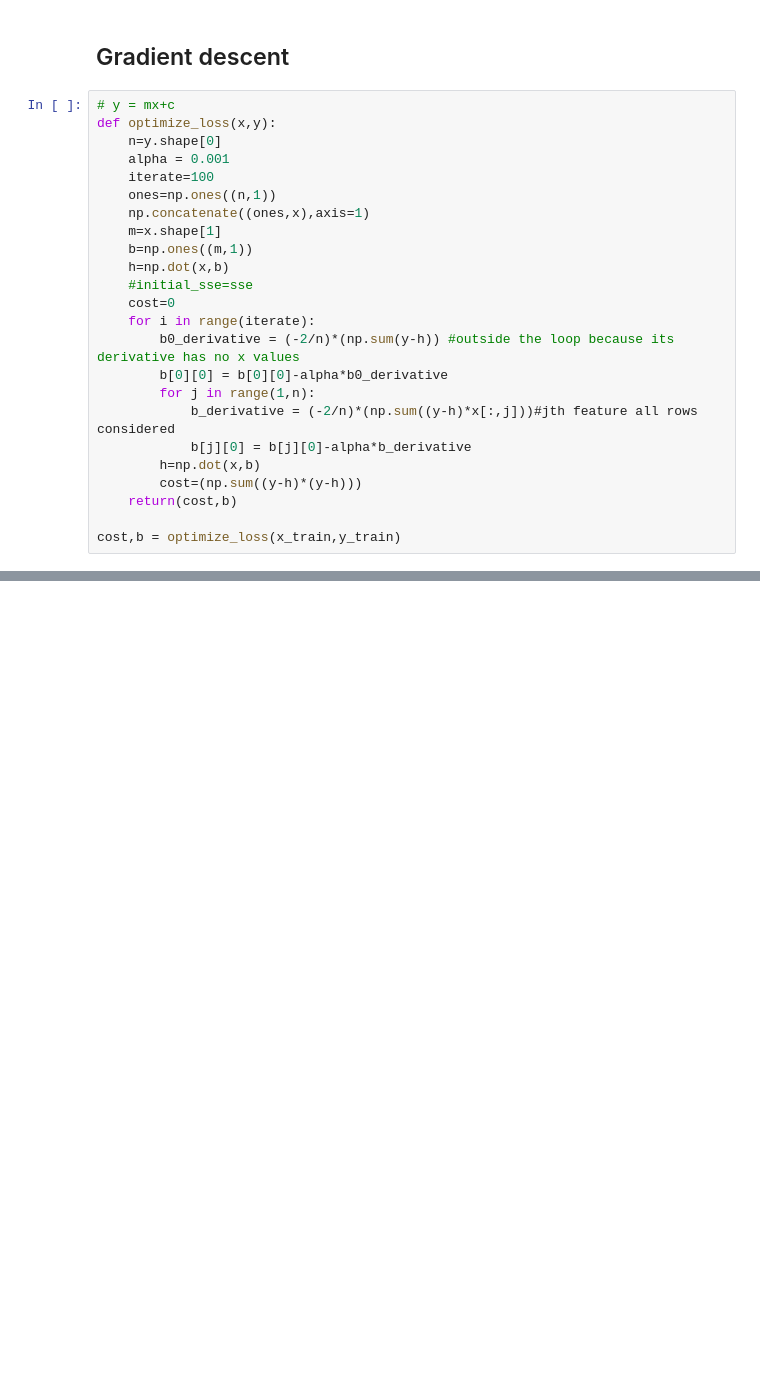
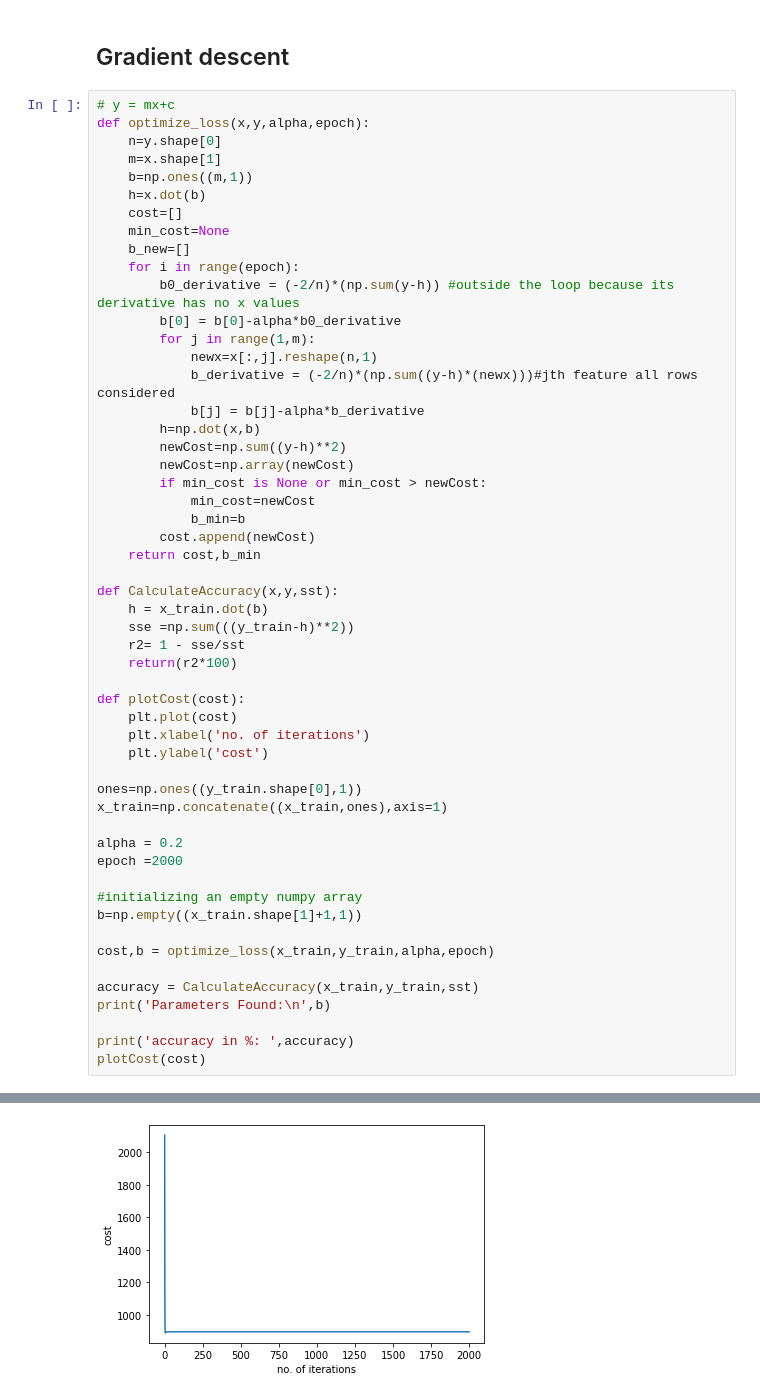
Before and after one commit to tanya12181/Machine-Learning-Internship, a Jupyter notebook: Task 7/Task 7 Linear Regression.ipynb, the cells around one changed output, grey strips where cells are left out. Drawn from its saved outputs; the diff is of its cells as text; blank space fills up the shorter version.

```diff
--- a/Task 7/Task 7 Linear Regression.ipynb
+++ b/Task 7/Task 7 Linear Regression.ipynb
@@ -133,26 +175,55 @@ dtype: float64
 ## Gradient descent
 # %%
 # y = mx+c
-def optimize_loss(x,y):
+def optimize_loss(x,y,alpha,epoch):
     n=y.shape[0]
-    alpha = 0.001
-    iterate=100
-    ones=np.ones((n,1))
-    np.concatenate((ones,x),axis=1)
     m=x.shape[1]
     b=np.ones((m,1))
-    h=np.dot(x,b)
-    #initial_sse=sse
-    cost=0
-    for i in range(iterate):
+    h=x.dot(b)
+    cost=[]
+    min_cost=None
+    b_new=[]
+    for i in range(epoch):
         b0_derivative = (-2/n)*(np.sum(y-h)) #outside the loop because its derivative has no x values
-        b[0][0] = b[0][0]-alpha*b0_derivative
-        for j in range(1,n):
-            b_derivative = (-2/n)*(np.sum((y-h)*x[:,j]))#jth feature all rows considered
-            b[j][0] = b[j][0]-alpha*b_derivative
+        b[0] = b[0]-alpha*b0_derivative
+        for j in range(1,m):
+            newx=x[:,j].reshape(n,1)
+            b_derivative = (-2/n)*(np.sum((y-h)*(newx)))#jth feature all rows considered
+            b[j] = b[j]-alpha*b_derivative
         h=np.dot(x,b)
-        cost=(np.sum((y-h)*(y-h)))
-    return(cost,b)
+        newCost=np.sum((y-h)**2)
+        newCost=np.array(newCost)
+        if min_cost is None or min_cost > newCost:
+            min_cost=newCost
+            b_min=b
+        cost.append(newCost)
+    return cost,b_min
 
-cost,b = optimize_loss(x_train,y_train)
+def CalculateAccuracy(x,y,sst):
+    h = x_train.dot(b)
+    sse =np.sum(((y_train-h)**2))
+    r2= 1 - sse/sst
+    return(r2*100)
+
+def plotCost(cost):
+    plt.plot(cost)
+    plt.xlabel('no. of iterations')
+    plt.ylabel('cost')
+
+ones=np.ones((y_train.shape[0],1))
+x_train=np.concatenate((x_train,ones),axis=1)
+
+alpha = 0.2
+epoch =2000
+
+#initializing an empty numpy array
+b=np.empty((x_train.shape[1]+1,1))
+
+cost,b = optimize_loss(x_train,y_train,alpha,epoch)
+
+accuracy = CalculateAccuracy(x_train,y_train,sst)
+print('Parameters Found:\n',b)
+
+print('accuracy in %: ',accuracy)
+plotCost(cost)
 # %% [output]
@@ -159,0 +237 @@ TypeError: '(slice(None, None, None), 1)' is an invalid key
+[figure, added]
```
Also changed, not shown: parts of 12 cells of this notebook.
